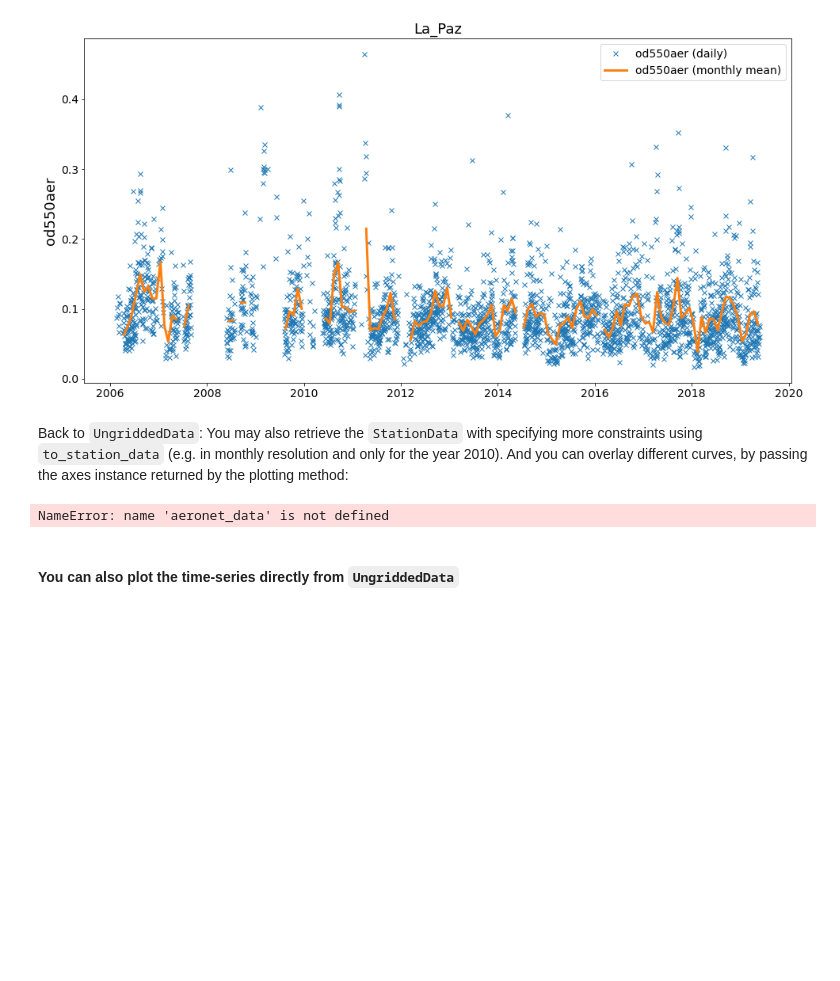
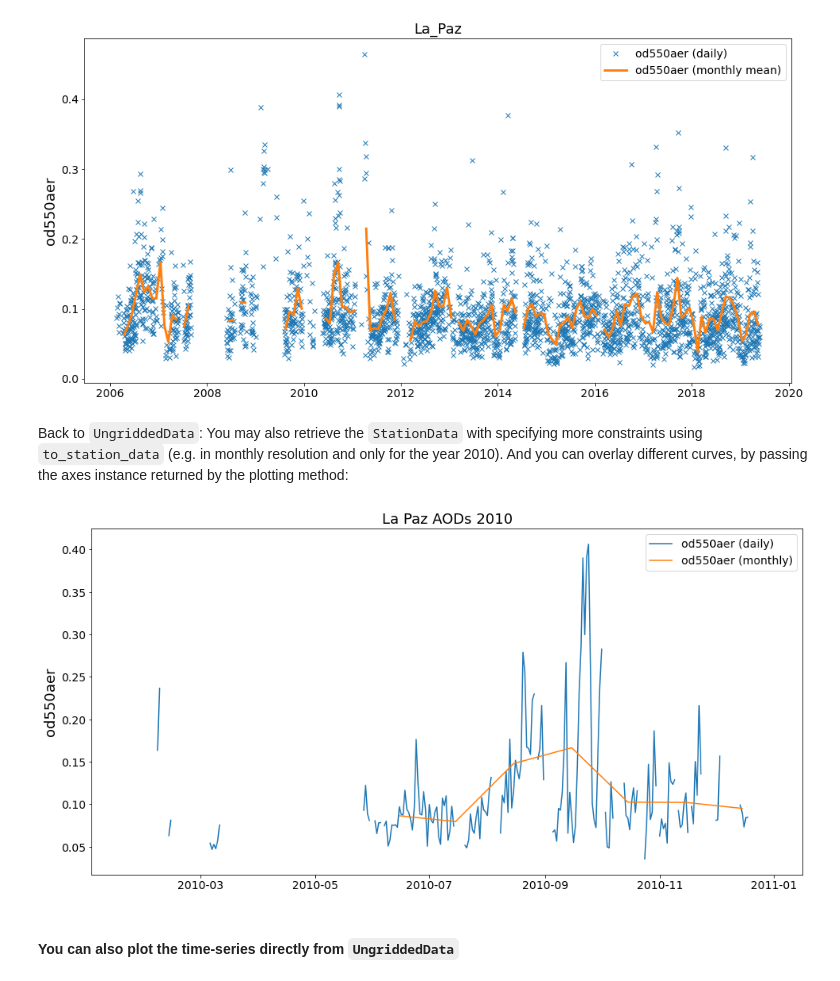
Before and after one commit to metno/pyaerocom-tutorials, a Jupyter notebook: getting_started_analysis.ipynb, the cells around one changed output. Cells and saved outputs as stored; diff of their text form; code cells hidden in the pictures; blank space fills up the shorter version.

```diff
--- a/getting_started_analysis.ipynb
+++ b/getting_started_analysis.ipynb
@@ -691,17 +691,17 @@ station_data.plot_timeseries('od550aer', freq='monthly', marker=' ', ls='-', lw=
 # %% [markdown]
 Back to `UngriddedData`: You may also retrieve the `StationData` with specifying more constraints using `to_station_data` (e.g. in monthly resolution and only for the year 2010). And you can overlay different curves, by passing the axes instance returned by the plotting method:
 # %%
-ax=aeronet_data.to_station_data('La_Paz',
-                                start=2010, stop=2011,
-                                freq='daily').plot_timeseries('od550aer')
+ax=od550aer_aeronet.to_station_data('La_Paz',
+                                    start=2010, stop=2011,
+                                    freq='daily').plot_timeseries('od550aer')
 
-ax=aeronet_data.to_station_data('La_Paz',
-                                start=2010,
-                                freq='monthly').plot_timeseries('od550aer', ax=ax)
+ax=od550aer_aeronet.to_station_data('La_Paz',
+                                    start=2010,
+                                    freq='monthly').plot_timeseries('od550aer', ax=ax)
 ax.legend()
 ax.set_title('La Paz AODs 2010');
 # %% [output]
-NameError: name 'aeronet_data' is not defined
+[figure, added]
 # %% [markdown]
 #### You can also plot the time-series directly from `UngriddedData`
 # %%
```
Also changed, not shown: parts of 12 cells of this notebook, 1 other file.
